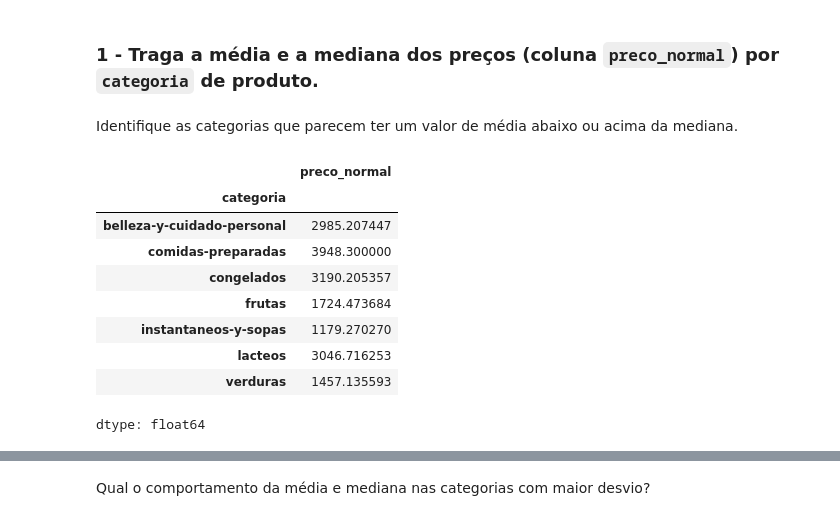
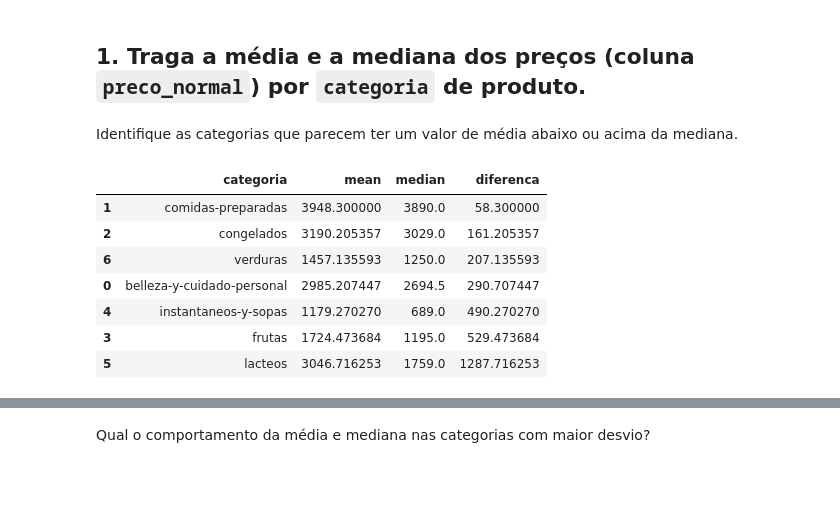
Before and after one commit to gracielarozza/estatistica_basica_supermercado, a Jupyter notebook: estatistica_basica_supermercado.ipynb, the cells around one changed output, grey strips where cells are left out. Cells and saved outputs as stored; diff of their text form; code cells hidden in the pictures; blank space fills up the shorter version.

```diff
--- a/estatistica_basica_supermercado.ipynb
+++ b/estatistica_basica_supermercado.ipynb
@@ -16,5 +12,5 @@ Altere o código abaixo de acordo com seu diretório.
 # %%
-df = pd.read_csv('/content/MODULO13_PROJETOFINAL_BASE_SUPERMERCADO.csv')
-df.sample(10)
+df = pd.read_csv('/content/base_supermercado.csv')
+df.sample(5)
 # %% [output]
 |  | title | Marca | Preco_Normal | Preco_Desconto | Preco_Anterior | Desconto | Categoria |
@@ -155,19 +120,19 @@ df.describe()
 # %% [markdown]
-### 1 - Traga a média e a mediana dos preços (coluna `preco_normal`) por `categoria` de produto.
+## 1. Traga a média e a mediana dos preços (coluna `preco_normal`) por `categoria` de produto.
 # %% [markdown]
 Identifique as categorias que parecem ter um valor de média abaixo ou acima da mediana.
 # %%
-# Cálculo de média de preco_normal por categoria
-media_preco = df.groupby('categoria')['preco_normal'].mean()
-media_preco
+# Cálculo de média e mediana de preco_normal por categoria
+media_preco = df.groupby('categoria')['preco_normal'].agg(['mean', 'median']).reset_index()
+media_preco['diferenca'] = media_preco['mean'] - media_preco['median']
+
+media_preco.sort_values(by='diferenca')
 # %% [output]
-|  | preco_normal |
-| categoria |  |
-| belleza-y-cuidado-personal | 2985.207447 |
-| comidas-preparadas | 3948.300000 |
-| congelados | 3190.205357 |
-| frutas | 1724.473684 |
-| instantaneos-y-sopas | 1179.270270 |
-| lacteos | 3046.716253 |
-| verduras | 1457.135593 |
+|  | categoria | mean | median | diferenca |
+| 1 | comidas-preparadas | 3948.300000 | 3890.0 | 58.300000 |
+| 2 | congelados | 3190.205357 | 3029.0 | 161.205357 |
+| 6 | verduras | 1457.135593 | 1250.0 | 207.135593 |
+| 0 | belleza-y-cuidado-personal | 2985.207447 | 2694.5 | 290.707447 |
+| 4 | instantaneos-y-sopas | 1179.270270 | 689.0 | 490.270270 |
+| 3 | frutas | 1724.473684 | 1195.0 | 529.473684 |
+| 5 | lacteos | 3046.716253 | 1759.0 | 1287.716253 |
-dtype: float64
```
Also changed, not shown: parts of 31 cells of this notebook, 2 other files.
